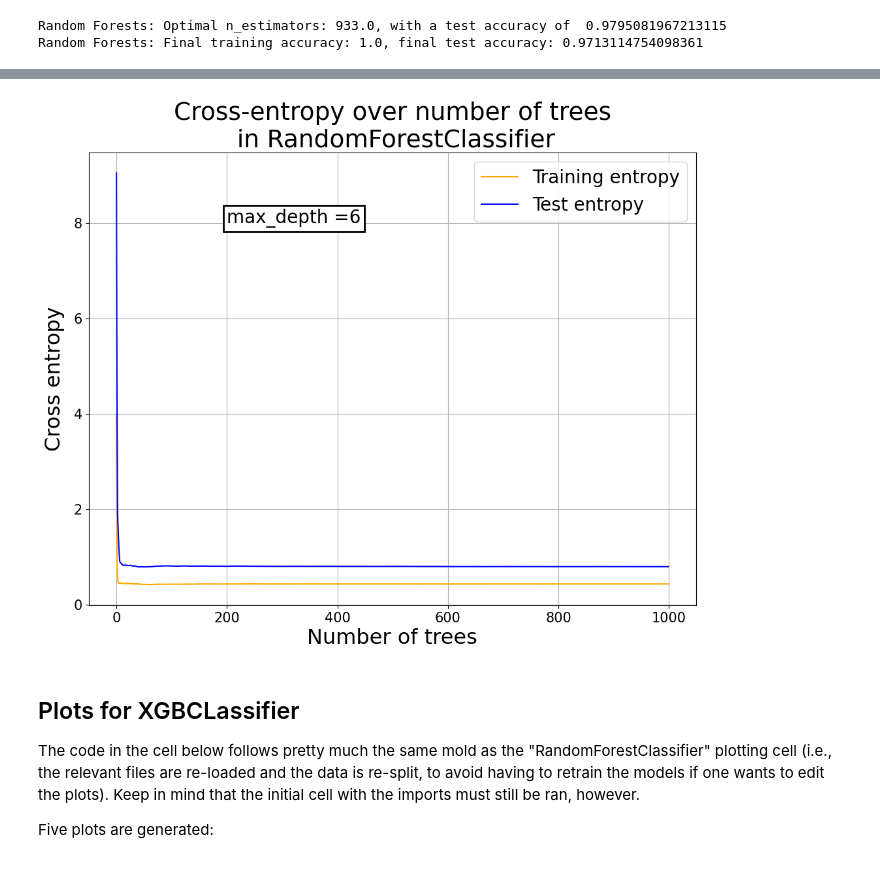
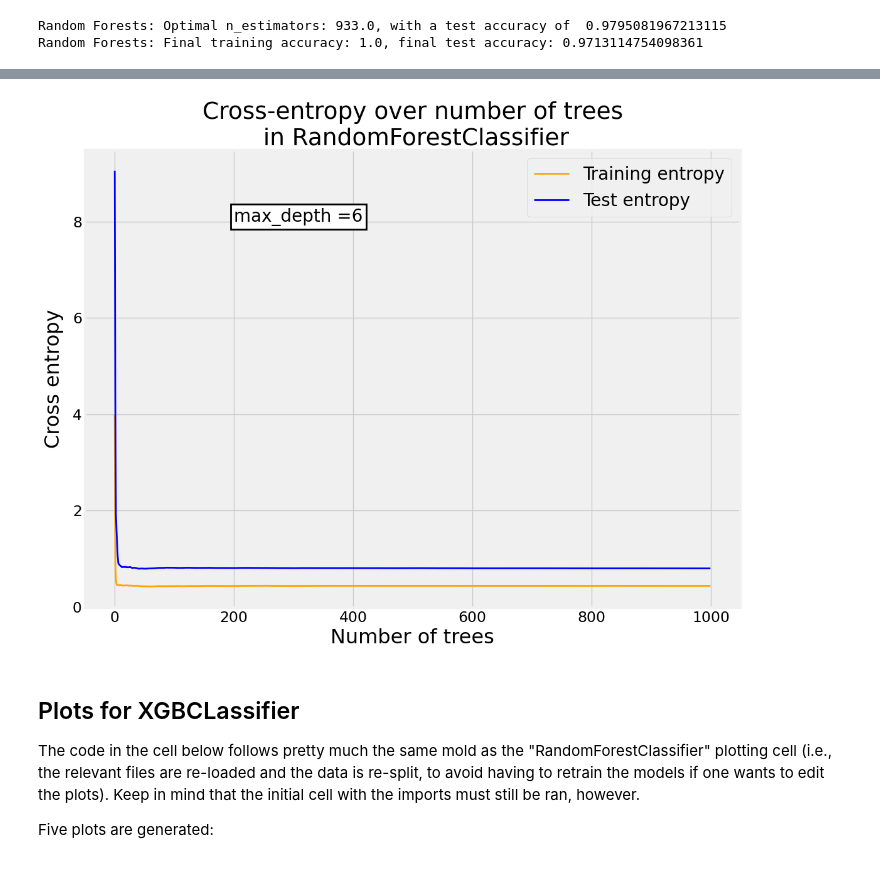
Before and after one commit to gresslos/FYS-STK_Project3, a Jupyter notebook: EnsembleMethods.ipynb, the cells around one changed output, grey strips where cells are left out. Cells and saved outputs as stored; diff of their text form; code cells hidden in the pictures.

```diff
--- a/EnsembleMethods.ipynb
+++ b/EnsembleMethods.ipynb
@@ -503,6 +503,7 @@ accuracy = df_sorted['mean_test_score']
 depths = df_sorted['param_max_depth']
 
 # Create a "flattened" heatmap
+plt.style.use('fivethirtyeight')
 fig, ax = plt.subplots(figsize=(12, 9))
 
 sns.heatmap([[val] for val in accuracy], ax=ax, annot=True, fmt=".3f", cmap='coolwarm',
@@ -547,6 +549,6 @@ plt.show()
 # %%
 # Plot test confusion matrix
-
+plt.style.use('default')
 fig1, ax1 = plt.subplots(figsize=(12, 9))
 
 disp = ConfusionMatrixDisplay.from_predictions(y_test, test_predictions_RF, ax=ax1, display_labels = classes, cmap='Blues', normalize = "true", text_kw = dict(fontsize = 22), colorbar = False)
@@ -554,13 +556,13 @@ disp = ConfusionMatrixDisplay.from_predictions(y_test, test_predictions_RF, ax=a
 image = disp.im_
 
 cbar = disp.ax_.figure.colorbar(image, ax=disp.ax_)
-cbar.ax.set_ylabel('Classification rate', fontsize=25, labelpad = 15, fontweight = 'bold')
+cbar.ax.set_ylabel('Classification rate', fontsize=20, labelpad = 15, fontweight = 'bold')
 cbar.ax.tick_params(labelsize = 17)
 
-ax1.set_title(f'Test C.M. for Random Forest \n max_depth = {optimalparamsRF[0]}, n_estimators = {int(optimal_estimatorsRF)}', fontsize = 35, pad = 15)
-ax1.tick_params(axis = 'both', which = 'both', length = 0, labelsize = 22, pad = 7)
-ax1.set_xlabel('Predicted classes', fontsize = 27, fontweight = 'bold')
-ax1.set_ylabel('True classes', fontsize = 27, labelpad = 22, fontweight = 'bold')
+ax1.set_title(f'Test C.M. for Random Forest \n max_depth = {optimalparamsRF[0]}, n_estimators = {int(optimal_estimatorsRF)}', fontsize = 27, pad = 15)
+ax1.tick_params(axis = 'both', which = 'both', length = 0, labelsize = 17, pad = 7)
+ax1.set_xlabel('Predicted classes', fontsize = 20, fontweight = 'bold')
+ax1.set_ylabel('True classes', fontsize = 20, labelpad = 22, fontweight = 'bold')
 plt.savefig(PATH_1 + "/Test_CM_RF.png",bbox_inches='tight')
 plt.show()
 # %% [output]
@@ -568,15 +570,20 @@ plt.show()
 # %%
 ########################### CROSS ENTROPY AND ACCURACY OVER ROUNDS #######################################
+plt.style.use('fivethirtyeight')
 plt.figure(1, figsize = (12, 9))
-plt.plot(range(0,1000), train_accs_RF, color = 'orange', label = 'Training accuracy')
-plt.plot(range(0,1000), test_accs_RF, color = 'blue', label = 'Test accuracy')
+
+fig = plt.gcf()
+
+fig.patch.set_facecolor('white')
+
+plt.plot(range(0,1000), train_accs_RF, color = 'orange', label = 'Training accuracy', linewidth = 2)
+plt.plot(range(0,1000), test_accs_RF, color = 'blue', label = 'Test accuracy', linewidth = 2)
 plt.legend(fontsize = 20)
 plt.text(200, 0.8, f'max_depth ={optimalparamsRF[0]}', fontsize = 20, bbox = dict(facecolor = "white", edgecolor = "black", linewidth = 2))
 plt.title(f'Accuracy over number of trees \n in RandomForestClassifier', fontsize = 27)
-plt.tick_params(axis = 'both', labelsize = 15)
+plt.tick_params(axis = 'both', labelsize = 17)
 plt.xlabel('Number of trees', fontsize = 23)
 plt.ylabel('Accuracy', fontsize = 23, labelpad = 10)
-plt.grid()
-plt.savefig(PATH_2 + "/Accuracy_over_estimators_RF.png", bbox_inches='tight')
+plt.savefig(PATH_2 + "/Accuracy_over_estimators_RF.png", bbox_inches='tight', facecolor = 'white')
 plt.show()
 # %% [output]
@@ -584,18 +591,23 @@ plt.show()
 # %%
+plt.style.use('fivethirtyeight')
 plt.figure(1, figsize = (12, 9))
-plt.plot(range(0,1000), train_errors_RF, color = 'orange', label = 'Training entropy')
-plt.plot(range(0,1000), test_errors_RF, color = 'blue', label = 'Test entropy')
+
+fig = plt.gcf()
+
+fig.patch.set_facecolor('white')
+
+plt.plot(range(0,1000), train_errors_RF, color = 'orange', label = 'Training entropy', linewidth = 2)
+plt.plot(range(0,1000), test_errors_RF, color = 'blue', label = 'Test entropy', linewidth = 2)
 plt.legend(fontsize = 20)
 plt.title(f'Cross-entropy over number of trees\n in RandomForestClassifier', fontsize = 27)
 plt.text(200, 8, f'max_depth ={optimalparamsRF[0]}', fontsize = 20, bbox = dict(facecolor = "white", edgecolor = "black", linewidth = 2))
-plt.tick_params(axis = 'both', labelsize = 15)
+plt.tick_params(axis = 'both', labelsize = 17)
 plt.xlabel('Number of trees', fontsize = 23)
 plt.ylabel('Cross entropy', fontsize = 23, labelpad = 10)
-plt.grid()
-plt.savefig(PATH_2 + "/Entropy_over_estimators_RF.png", bbox_inches='tight')
+plt.savefig(PATH_2 + "/Entropy_over_estimators_RF.png", bbox_inches='tight', facecolor = 'white')
 plt.show()
 # %% [output]
-[figure, old version]
+[figure, new version]
 # %% [markdown]
 ## Plots for XGBCLassifier
 
```
Also changed, not shown: parts of 9 cells of this notebook, 10 other files.
